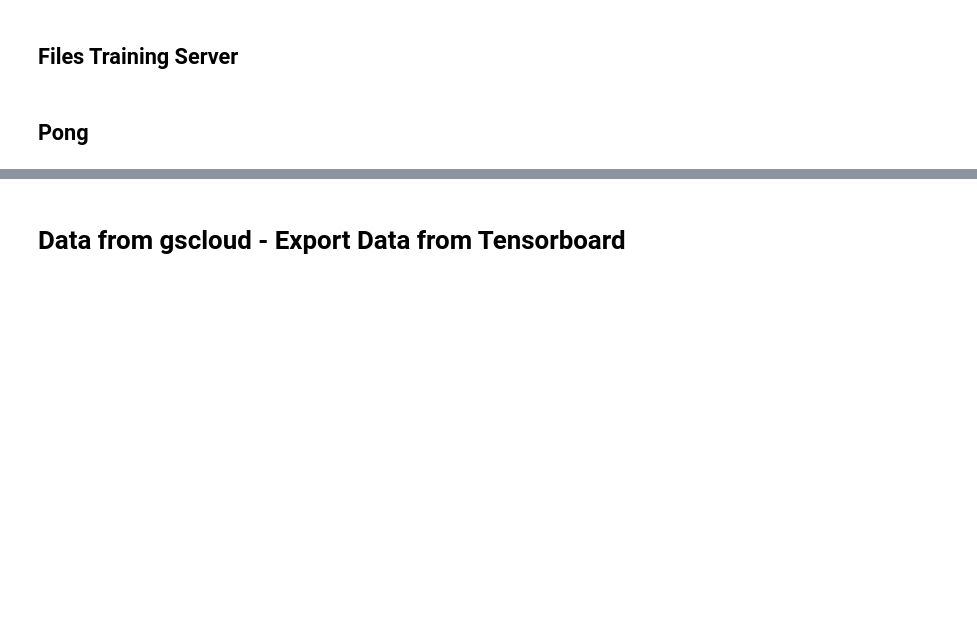
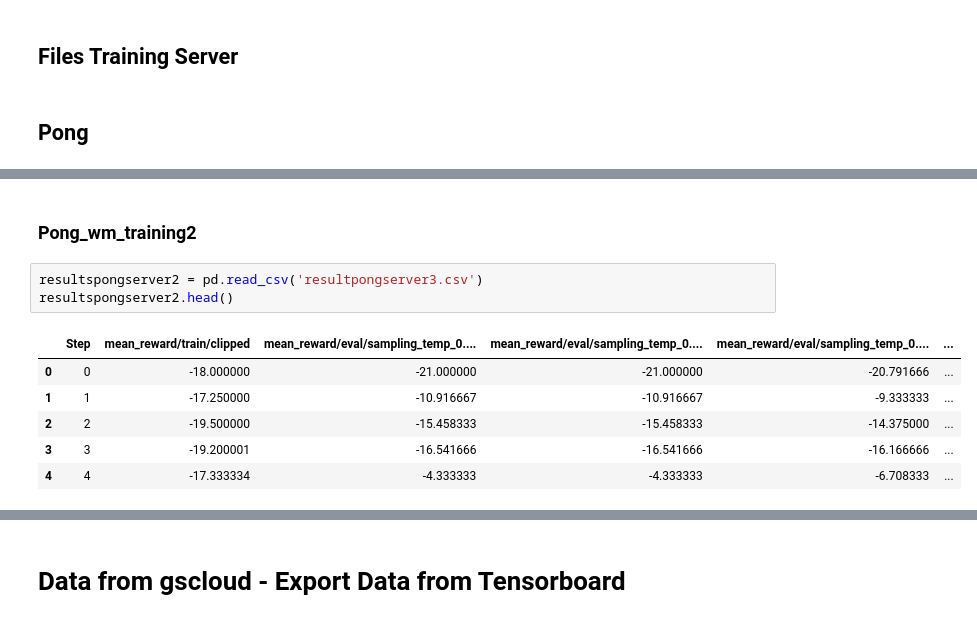
Before and after one commit to dakaun/worldmodel, a Jupyter notebook: tensor2tensor/tensor2tensor/rl/read_experiments/read_experiments.ipynb, the cells around one changed output, grey strips where cells are left out. Saved outputs shown, nothing was run; the diff lists cells and outputs as text; blank space fills up the shorter version.

```diff
--- a/tensor2tensor/tensor2tensor/rl/read_experiments/read_experiments.ipynb
+++ b/tensor2tensor/tensor2tensor/rl/read_experiments/read_experiments.ipynb
@@ -309,0 +312,12 @@ plt.show()
+# %% [markdown]
+### Pong_wm_training2
+# %%
+resultspongserver2 = pd.read_csv('resultpongserver3.csv')
+resultspongserver2.head()
+# %% [output]
+|  | Step | mean_reward/train/clipped | mean_reward/eval/sampling_temp_0.... | mean_reward/eval/sampling_temp_0.... | mean_reward/eval/sampling_temp_0.... | ... |
+| 0 | 0 | -18.000000 | -21.000000 | -21.000000 | -20.791666 | ... |
+| 1 | 1 | -17.250000 | -10.916667 | -10.916667 | -9.333333 | ... |
+| 2 | 2 | -19.500000 | -15.458333 | -15.458333 | -14.375000 | ... |
+| 3 | 3 | -19.200001 | -16.541666 | -16.541666 | -16.166666 | ... |
+| 4 | 4 | -17.333334 | -4.333333 | -4.333333 | -6.708333 | ... |
```
Also changed, not shown: parts of 6 cells of this notebook.
